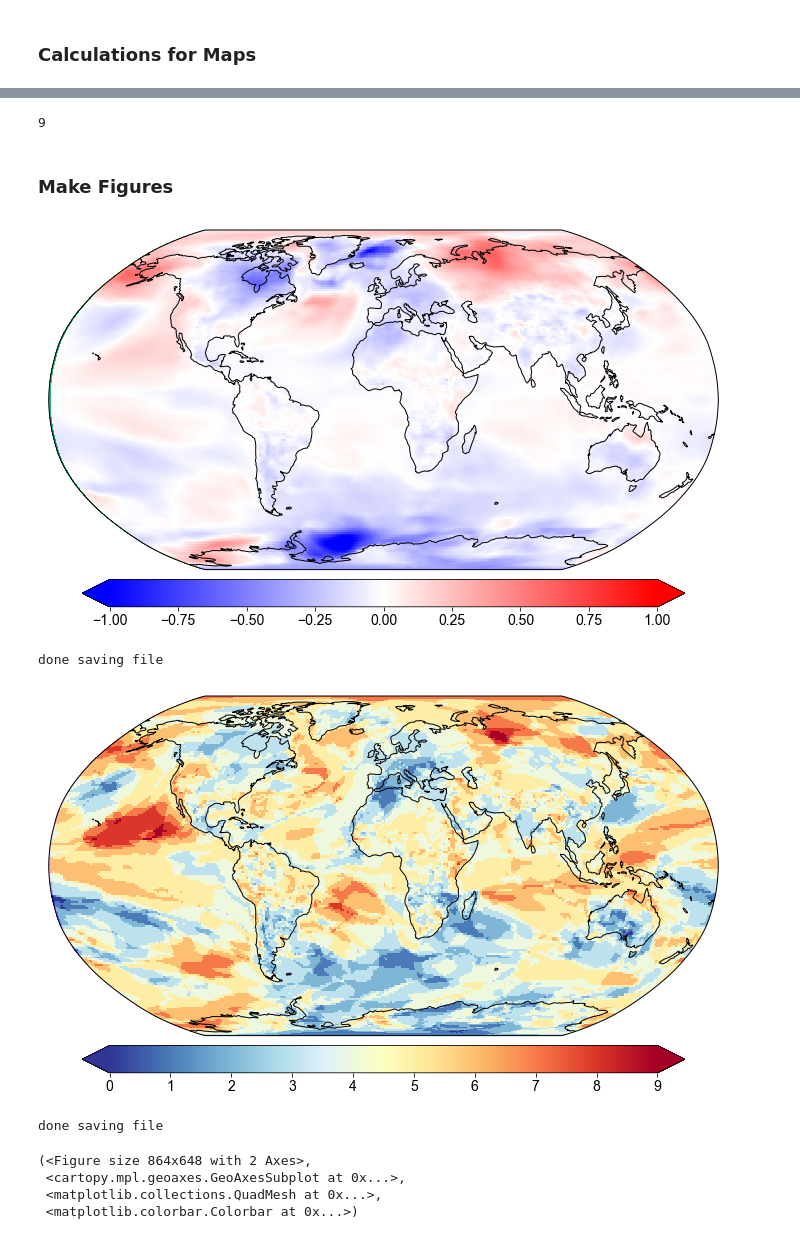
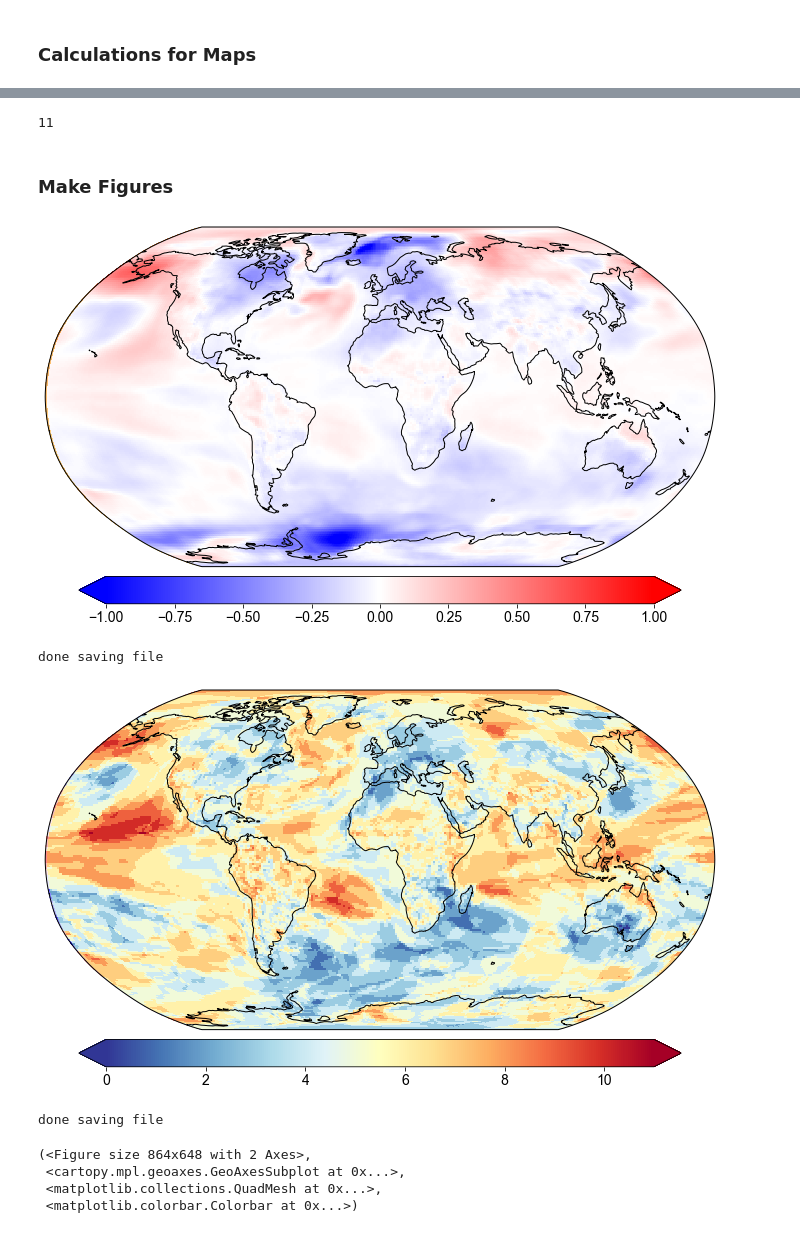
Before and after one commit to czarakas/plant_physiology_and_TCR, a Jupyter notebook: replicate_figures/Figure_S3.ipynb, the cells around one changed output, grey strips where cells are left out. Cells and saved outputs as stored; diff of their text form; code cells hidden in the pictures.

```diff
--- a/replicate_figures/Figure_S3.ipynb
+++ b/replicate_figures/Figure_S3.ipynb
@@ -48,36 +51,37 @@ CMIP_NAMES=['CMIP6']
 print(num_models_with_data_int)
 mostlyAgree = multi_model_stats.calculate_where_models_mostly_agree(positiveChangeCount_int,
                                                                     negativeChangeCount_int,
-                                                                    cut_off_num = 6,
+                                                                    cut_off_num = 8,
                                                                     num_models=num_models_with_data_int)
 # %% [output]
-9
+11
 # %% [markdown]
 ### Make Figures
 # %%
 quick_map.quick_map(ds_all_models_int[VARNAME].mean(dim='modelname', skipna=True).values,
                     ds_all_models_int['lat'].values,
                     ds_all_models_int['lon'].values,
                     clim=[-1,1],
                     cmap=plt.cm.bwr,
                     sighatch=False,
+                    sigmask = -mostlyAgree,
                     p=0.0,
-                   markersize=0.05,
-                   filepath=PATH_FIGURES+'FigureS3a_Interaction_Term_Tas.png')
+                    markersize=0.05,
+                    filepath=PATH_FIGURES+'FigureS3a_Interaction_Term_Tas.png')
 
 quick_map.quick_map(positiveChangeCount_int.values,
                     ds_all_models_int['lat'].values,
                     ds_all_models_int['lon'].values,
-                    clim=[0,9],
+                    clim=[0,11],
                     cmap=plt.cm.RdYlBu_r,
                     sighatch=False,
                     p=0.0,
                    markersize=0.05,
                    filepath=PATH_FIGURES+'FigureS3b_Interaction_Term_ModelAgreement_Tas.png')
 # %% [output]
-[figure, old version]
+[figure, new version]
 done saving file
-[figure, old version]
+[figure, new version]
 done saving file
 (<Figure size 864x648 with 2 Axes>,
  <cartopy.mpl.geoaxes.GeoAxesSubplot at 0x...>,
```
Also changed, not shown: parts of 2 cells of this notebook, 2 other files.
